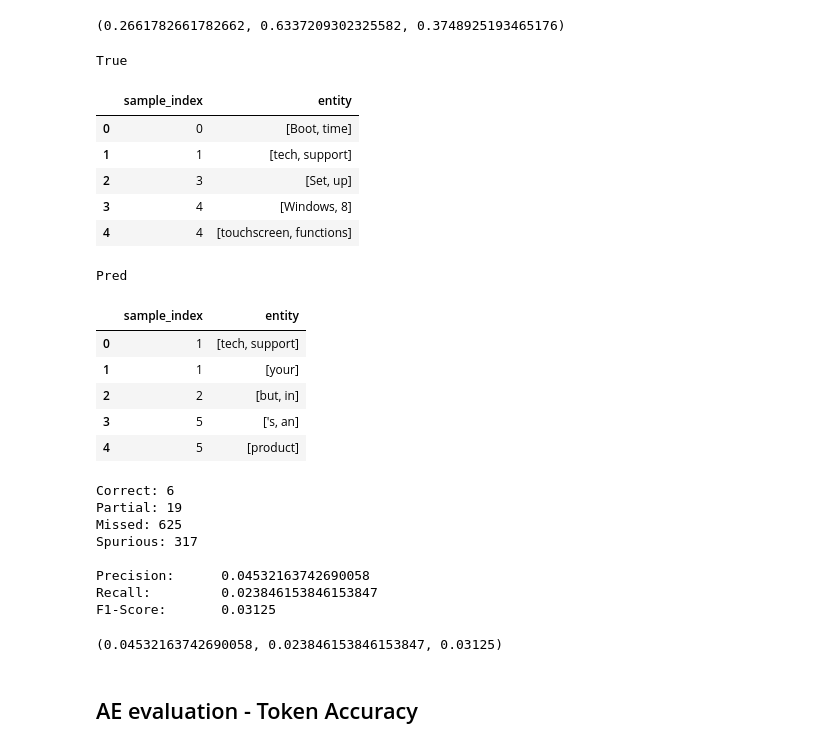
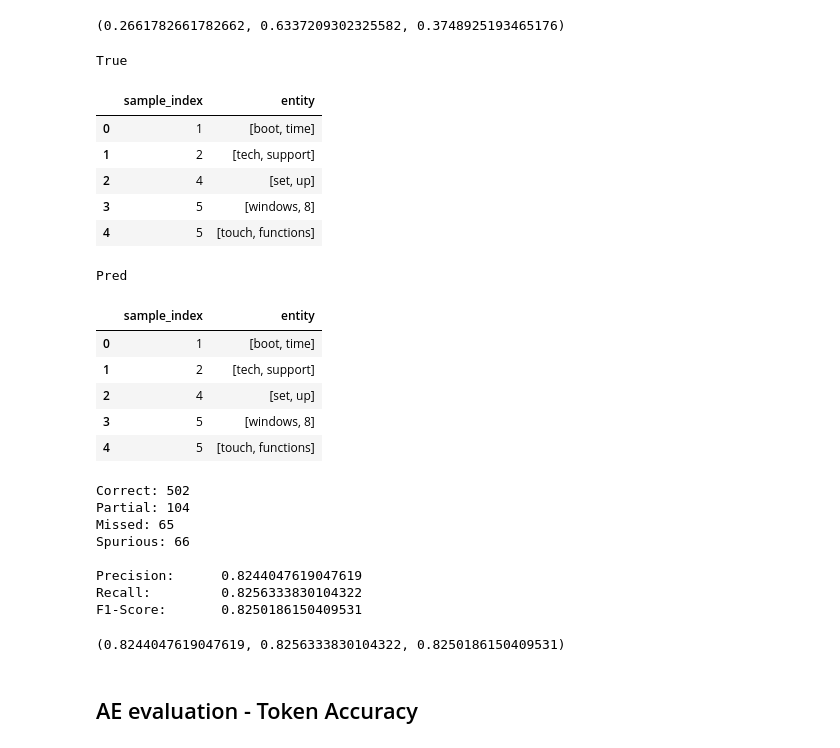
Before and after one commit to janehung04/w266-final, a Jupyter notebook: src/run-model.ipynb, the cells around one changed output. Saved outputs shown, nothing was run; the diff lists cells and outputs as text; code cells hidden in the pictures.

Commit message:
fixed the eval code in ae

```diff
--- a/src/run-model.ipynb
+++ b/src/run-model.ipynb
@@ -1050,12 +1057,16 @@ def get_ae_eval_features(gold_entities,prediction_entities,verbose=False):
     print(f'Spurious: {spu}')
     return(cor,par,mis,spu,inc)
 # %%
-def get_ae_eval(sentence_lst, y_true, y_pred,verbose=False):
+def get_ae_eval(sentence_lst, y_true, y_pred,bert= False, verbose=False):
     """
     Get entity recognition evaluations accoridng to the partial match SemEval strategy
     """
-    prediction_entities = get_entities(sentence_lst,y_pred)
-    gold_entities = get_entities(sentence_lst,y_true)
+    if bert:
+      gold_entities = bert_entities(format_sent,format_label)
+      prediction_entities = bert_entities(format_sent,format_result)
+    else:
+      prediction_entities = get_entities(sentence_lst,y_pred)
+      gold_entities = get_entities(sentence_lst,y_true)
 
     cor,par,mis,spu,inc = get_ae_eval_features(gold_entities,prediction_entities,verbose=verbose)
 
@@ -1096,32 +1107,32 @@ Precision:      0.2661782661782662
 Recall:         0.6337209302325582
 F1-Score:       0.3748925193465176
 (0.2661782661782662, 0.6337209302325582, 0.3748925193465176)
-# %%
-get_ae_eval(ae_laptop_test_df.sentence,ae_laptop_test_df.label,ae_laptop_test_df.predictions_3)
-# %% [output]
-True
-|  | sample_index | entity |
-| 0 | 0 | [Boot, time] |
-| 1 | 1 | [tech, support] |
-| 2 | 3 | [Set, up] |
-| 3 | 4 | [Windows, 8] |
-| 4 | 4 | [touchscreen, functions] |
-Pred
-|  | sample_index | entity |
-| 0 | 1 | [tech, support] |
-| 1 | 1 | [your] |
-| 2 | 2 | [but, in] |
-| 3 | 5 | ['s, an] |
-| 4 | 5 | [product] |
-Correct: 6
-Partial: 19
-Missed: 625
-Spurious: 317
-
-Precision:      0.04532163742690058
-Recall:         0.023846153846153847
-F1-Score:       0.03125
-(0.04532163742690058, 0.023846153846153847, 0.03125)
+# %%
+get_ae_eval(format_sent,format_label,format_result)
+# %% [output]
+True
+|  | sample_index | entity |
+| 0 | 1 | [boot, time] |
+| 1 | 2 | [tech, support] |
+| 2 | 4 | [set, up] |
+| 3 | 5 | [windows, 8] |
+| 4 | 5 | [touch, functions] |
+Pred
+|  | sample_index | entity |
+| 0 | 1 | [boot, time] |
+| 1 | 2 | [tech, support] |
+| 2 | 4 | [set, up] |
+| 3 | 5 | [windows, 8] |
+| 4 | 5 | [touch, functions] |
+Correct: 502
+Partial: 104
+Missed: 65
+Spurious: 66
+
+Precision:      0.8244047619047619
+Recall:         0.8256333830104322
+F1-Score:       0.8250186150409531
+(0.8244047619047619, 0.8256333830104322, 0.8250186150409531)
 # %% [markdown]
 ## AE evaluation - Token Accuracy
 # %%
```
Also changed, not shown: parts of 4 cells of this notebook.
